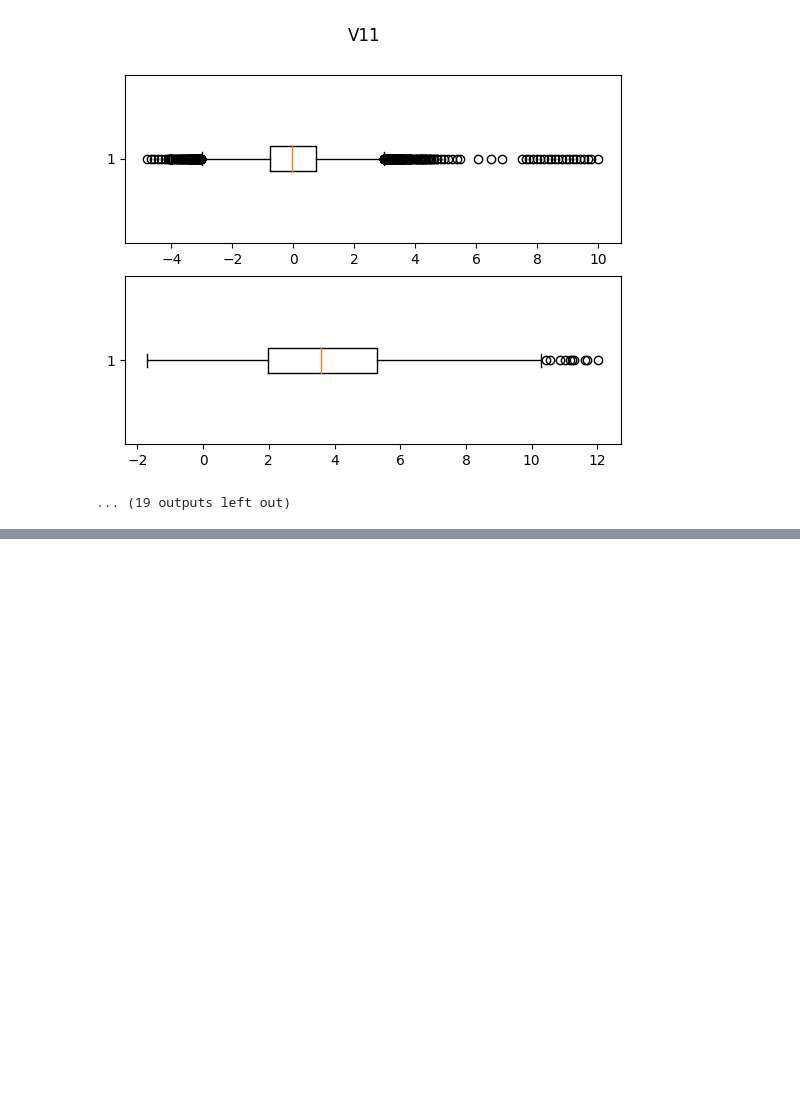
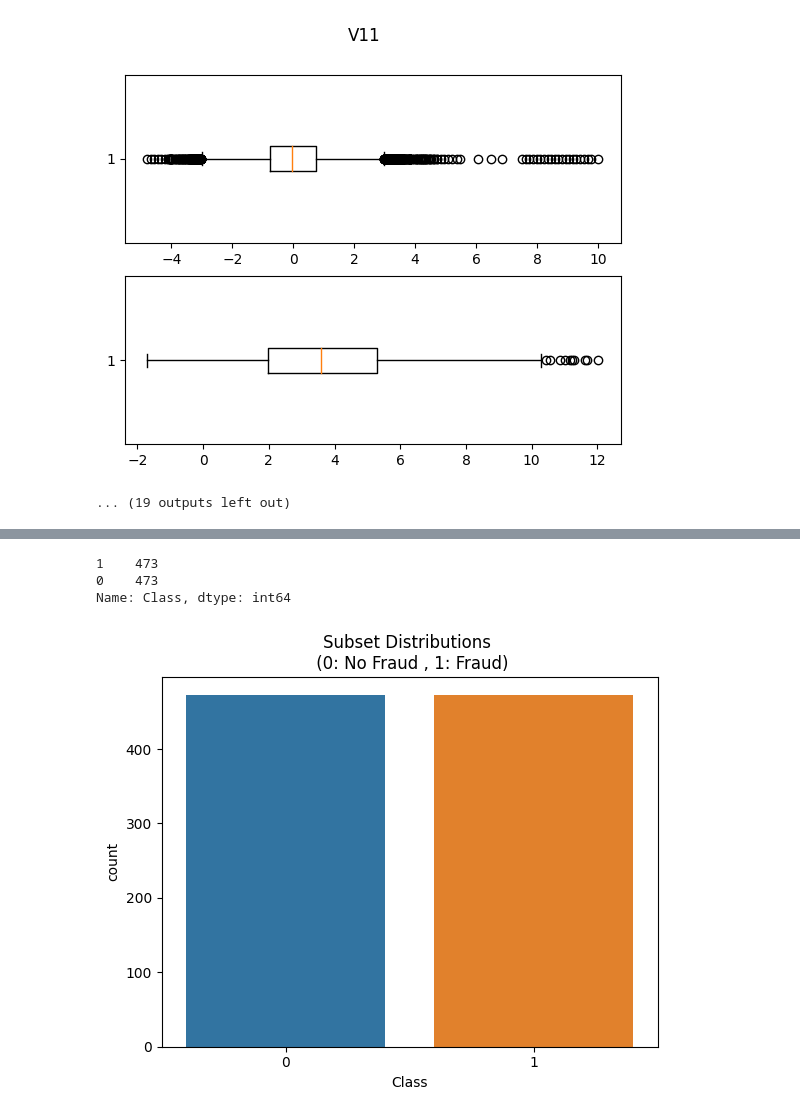
Before and after one commit to anyvol/DS, a Jupyter notebook: HW2 Credit Card Fraud Detection.ipynb, the cells around one changed output, grey strips where cells are left out. Cells and saved outputs as stored; diff of their text form; code cells hidden in the pictures; blank space fills up the shorter version.

```diff
--- a/HW2 Credit Card Fraud Detection.ipynb
+++ b/HW2 Credit Card Fraud Detection.ipynb
@@ -100,0 +87,9 @@ Index(['Time', 'V1', 'V2', 'V3', 'V4', 'V5', 'V6', 'V7', 'V8', 'V9', 'V10',
+# %%
+from sklearn.preprocessing import RobustScaler
+
+scaler = RobustScaler()
+
+df['s_Amount'] = scaler.fit_transform(df['Amount'].values.reshape(-1, 1))
+df['s_Time'] = scaler.fit_transform(df['Time'].values.reshape(-1, 1))
+
+df.drop(['Time','Amount'], axis=1, inplace=True)
@@ -101,5 +106,7 @@ Index(['Time', 'V1', 'V2', 'V3', 'V4', 'V5', 'V6', 'V7', 'V8', 'V9', 'V10',
 # %%
-#class balance
+# dropping duplicates
+
+df.drop_duplicates(inplace=True)
 
 df['Class'].value_counts()
 # %% [output]
@@ -110,0 +120,17 @@ Name: Class, dtype: int64
+# %%
+# making a subset
+
+# shuffling data
+
+df = df.sample(frac=1)
+
+# amount of fraud classes 473 rows.
+fraud_df = df.loc[df['Class'] == 1]
+non_fraud_df = df.loc[df['Class'] == 0][:473]
+
+normal_distributed_df = pd.concat([fraud_df, non_fraud_df])
+
+# shuffle dataframe rows
+new_df = normal_distributed_df.sample(frac=1, random_state=42)
+
+new_df.head()
@@ -110,0 +145,11 @@ Name: Class, dtype: int64
+# %%
+#subset class balance
+print(new_df['Class'].value_counts())
+
+sns.countplot(x='Class', data=new_df);
+plt.title('Subset Distributions \n (0: No Fraud , 1: Fraud)');
+# %% [output]
+1    473
+0    473
+Name: Class, dtype: int64
+[figure, added]
```
Also changed, not shown: parts of 32 cells of this notebook.
